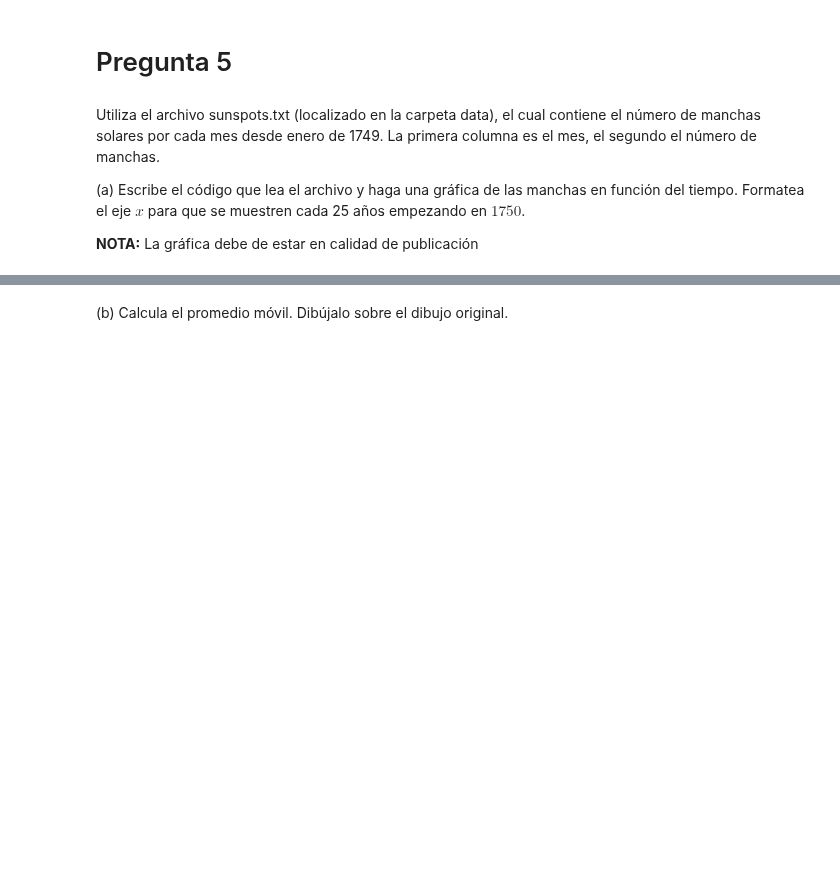
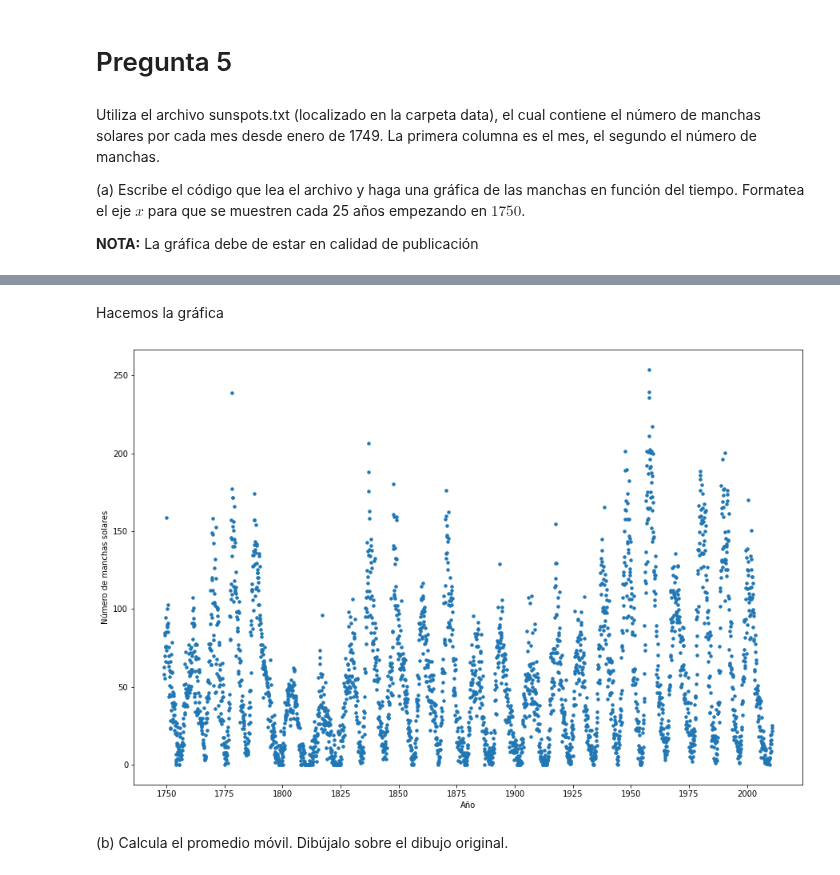
Before and after one commit to jesusigarmor/Matematicas-computacionales-fall2020, a Jupyter notebook: alumnos/viriavelar/Tareas/NumPy_tarea.ipynb, the cells around one changed output, grey strips where cells are left out. Drawn from its saved outputs; the diff is of its cells as text; code cells hidden in the pictures; blank space fills up the shorter version.

```diff
--- a/alumnos/viriavelar/Tareas/NumPy_tarea.ipynb
+++ b/alumnos/viriavelar/Tareas/NumPy_tarea.ipynb
@@ -184,0 +186,3 @@ Utiliza el archivo sunspots.txt (localizado en la carpeta data), el cual contien
+# %%
+import matplotlib.pyplot as plt
+plt.rcParams["figure.figsize"] = (15,10)
@@ -184,0 +191,2 @@ Utiliza el archivo sunspots.txt (localizado en la carpeta data), el cual contien
+# %%
+sunspots = np.loadtxt('sunspots.txt')
@@ -184,0 +195,9 @@ Utiliza el archivo sunspots.txt (localizado en la carpeta data), el cual contien
+# %%
+ticks = {}
+for i in sunspots[:,0]:
+    current_year = (1749 + int(i/12))
+    if current_year % 25 == 0:
+        if not current_year in ticks:
+            ticks[current_year] = i
+
+ticks
@@ -185,2 +216,14 @@ Utiliza el archivo sunspots.txt (localizado en la carpeta data), el cual contien
+# %% [markdown]
+Hacemos la gráfica
+# %%
+fig, ax = plt.subplots()
+
+ax.scatter(sunspots[:,0], sunspots[:,1],  s = 12)
+ax.set_xlabel("Año")
+ax.set_ylabel("Número de manchas solares")
+xticks(list(ticks.values()), list(ticks.keys()))
+plt.show()
+# %% [output]
+[figure, added]
 # %% [markdown]
 (b) Calcula el promedio móvil. Dibújalo sobre el dibujo original.
```
Also changed, not shown: parts of 12 cells of this notebook.
